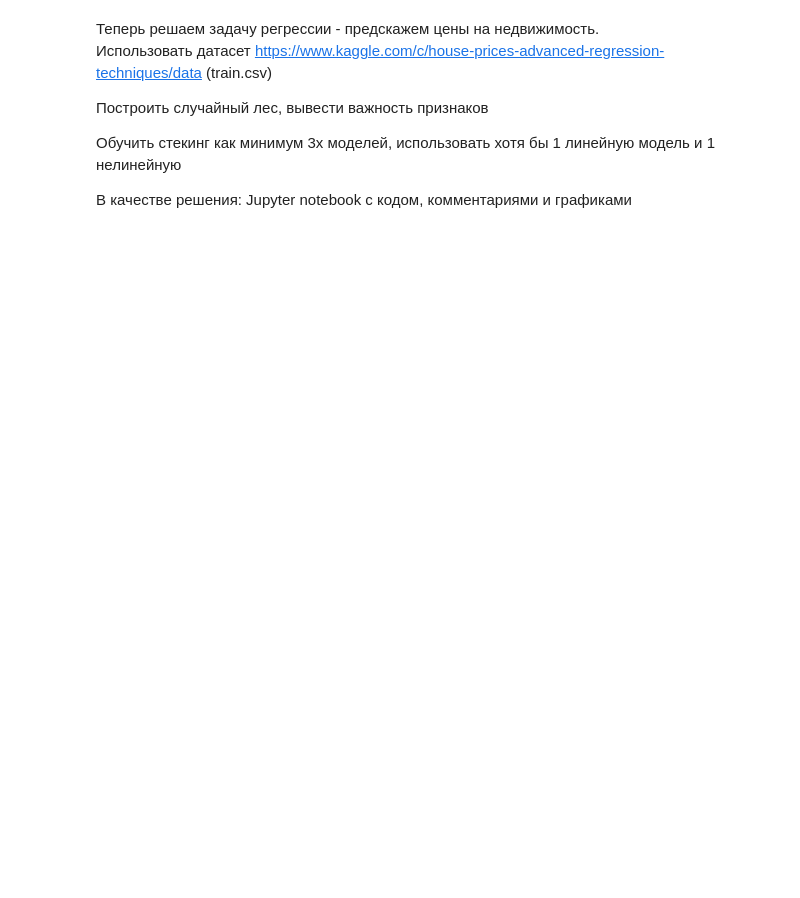
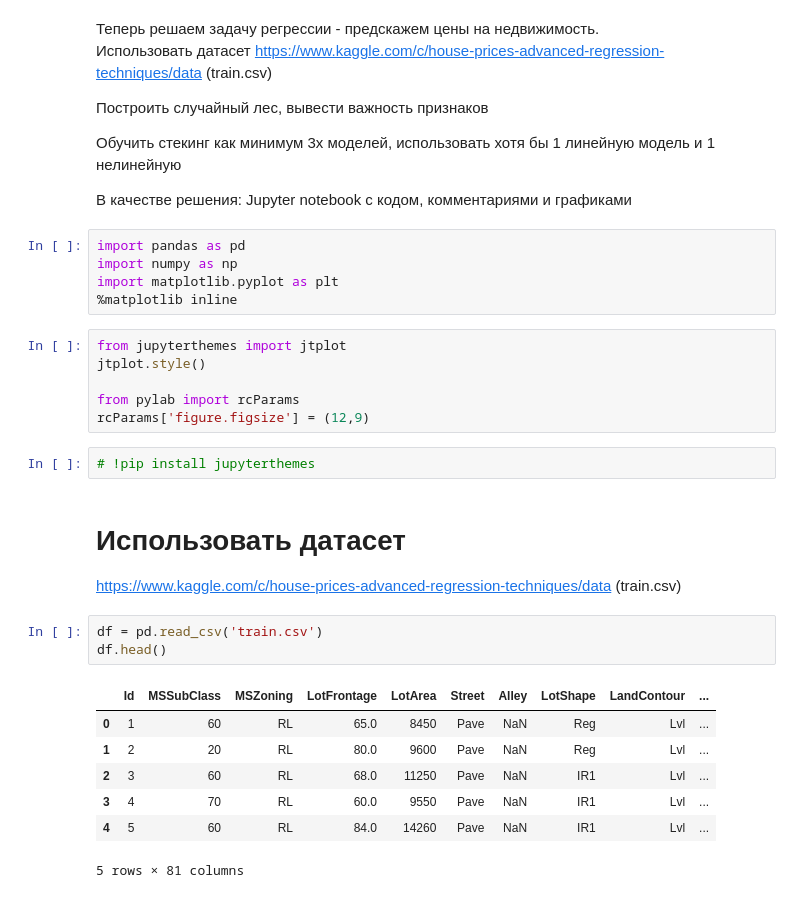
Before and after one commit to HeliosBI/AMLHW5, a Jupyter notebook: HW5.ipynb, the cells around one changed output. Drawn from its saved outputs; the diff is of its cells as text; blank space fills up the shorter version.

```diff
--- a/HW5.ipynb
+++ b/HW5.ipynb
@@ -7,3 +7,30 @@
 Обучить стекинг как минимум 3х моделей, использовать хотя бы 1 линейную модель и 1 нелинейную
 
 В качестве решения: Jupyter notebook с кодом, комментариями и графиками
+# %%
+import pandas as pd
+import numpy as np
+import matplotlib.pyplot as plt
+%matplotlib inline
+# %%
+from jupyterthemes import jtplot
+jtplot.style()
+
+from pylab import rcParams
+rcParams['figure.figsize'] = (12,9)
+# %%
+# !pip install jupyterthemes
+# %% [markdown]
+# Использовать датасет
+https://www.kaggle.com/c/house-prices-advanced-regression-techniques/data (train.csv)
+# %%
+df = pd.read_csv('train.csv')
+df.head()
+# %% [output]
+|  | Id | MSSubClass | MSZoning | LotFrontage | LotArea | Street | Alley | LotShape | LandContour | ... |
+| 0 | 1 | 60 | RL | 65.0 | 8450 | Pave | NaN | Reg | Lvl | ... |
+| 1 | 2 | 20 | RL | 80.0 | 9600 | Pave | NaN | Reg | Lvl | ... |
+| 2 | 3 | 60 | RL | 68.0 | 11250 | Pave | NaN | IR1 | Lvl | ... |
+| 3 | 4 | 70 | RL | 60.0 | 9550 | Pave | NaN | IR1 | Lvl | ... |
+| 4 | 5 | 60 | RL | 84.0 | 14260 | Pave | NaN | IR1 | Lvl | ... |
+5 rows × 81 columns
```
Also changed, not shown: parts of 17 cells of this notebook.
